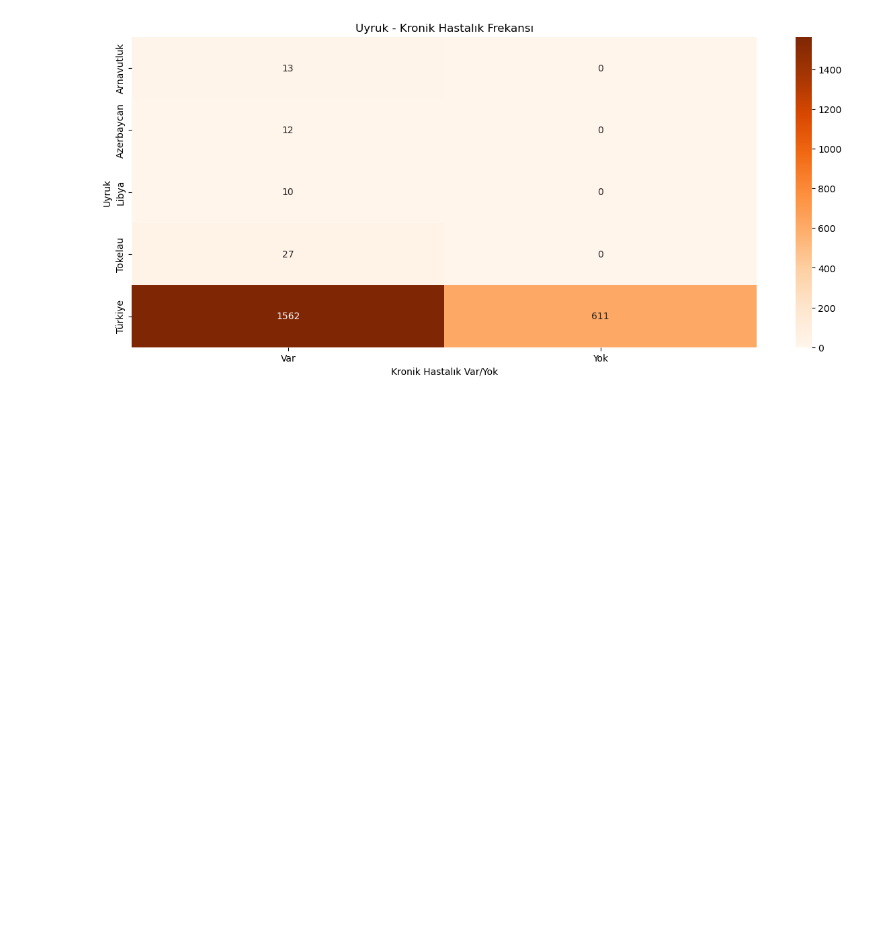
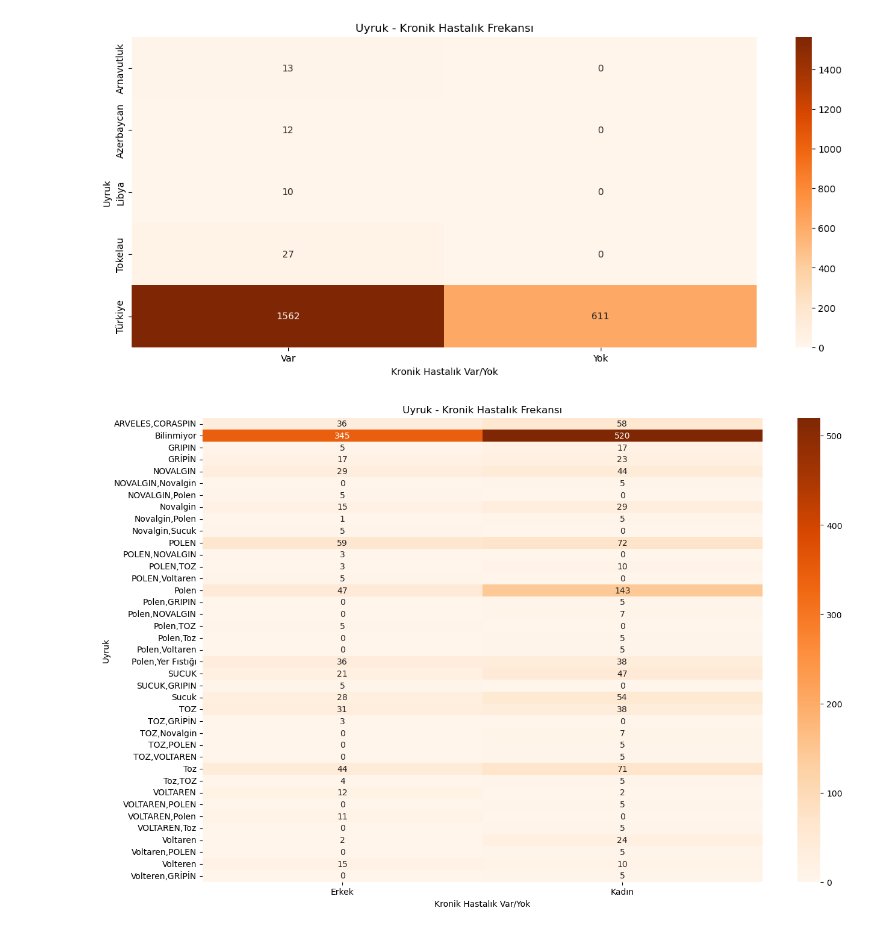
Before and after one commit to silanekin/DataScienceCase, a Jupyter notebook: DataScienceCase.ipynb, the cells around one changed output. Drawn from its saved outputs; the diff is of its cells as text; code cells hidden in the pictures; blank space fills up the shorter version.

```diff
--- a/DataScienceCase.ipynb
+++ b/DataScienceCase.ipynb
@@ -170,3 +170,16 @@ plt.xlabel("Kronik Hastalık Var/Yok")
 plt.show()
 # %% [output]
 [figure]
+# %%
+df["Alerji"] = df["Alerji"].fillna("Bilinmiyor")
+# %%
+ct = pd.crosstab(df["Alerji"], df["Cinsiyet"])
+
+plt.figure(figsize=(15,10))
+sns.heatmap(ct, annot=True, fmt="d", cmap="Oranges")
+plt.title("Uyruk - Kronik Hastalık Frekansı")
+plt.ylabel("Uyruk")
+plt.xlabel("Kronik Hastalık Var/Yok")
+plt.show()
+# %% [output]
+[figure, added]
```
Also changed, not shown: parts of 3 cells of this notebook, 1 other file.
